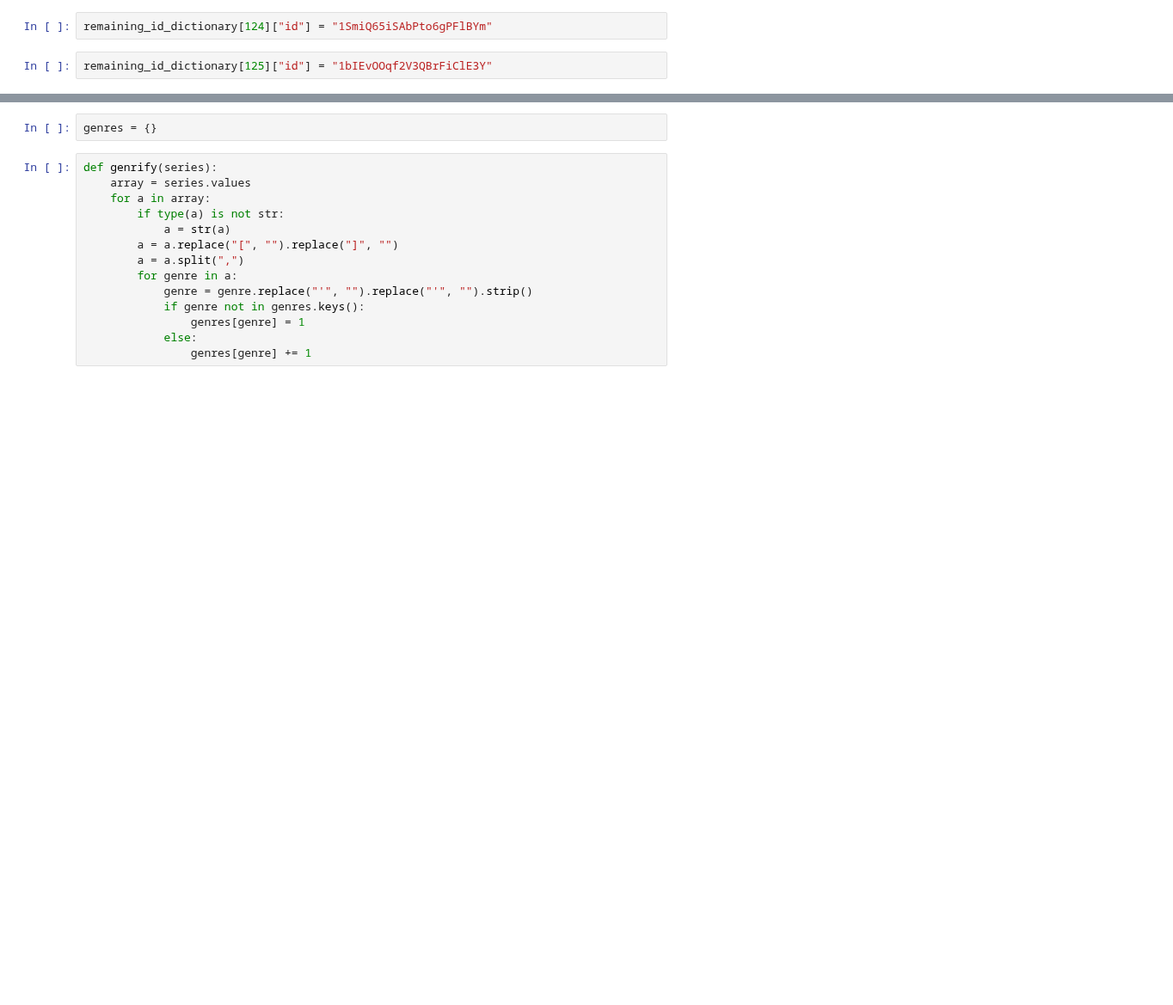
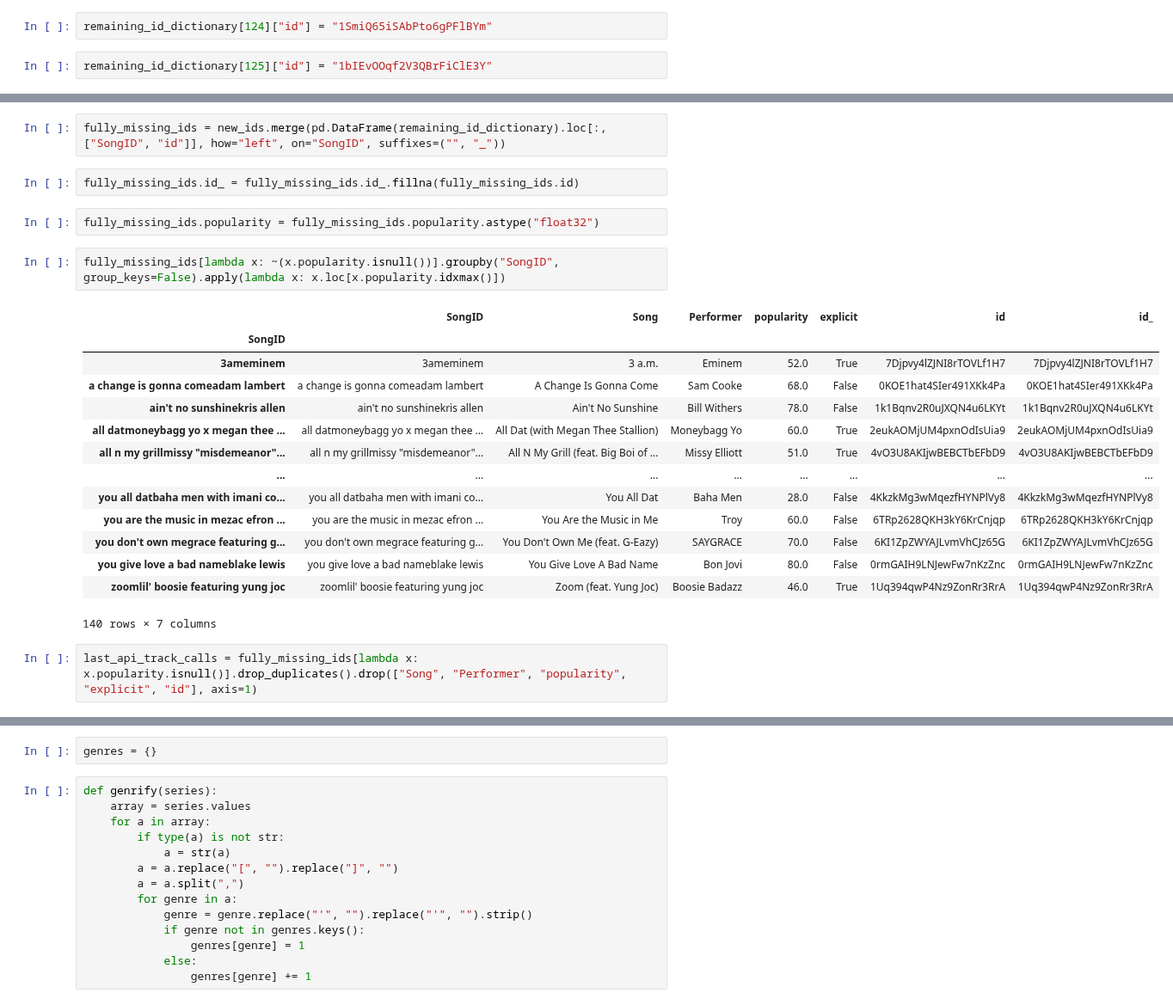
Before and after one commit to kyle-rgb/Spotify_Project, a Jupyter notebook: notebooks/DataTransformation.ipynb, the cells around one changed output, grey strips where cells are left out. Shown at 86% size. Cells and saved outputs as stored; diff of their text form; blank space fills up the shorter version.

Commit message:
Acquired all Missing Attributes for Missing Chart Songs and Created Cleaned Data Files

```diff
--- a/notebooks/DataTransformation.ipynb
+++ b/notebooks/DataTransformation.ipynb
@@ -1136,0 +1132,25 @@ faulty_dict
+# %%
+fully_missing_ids = new_ids.merge(pd.DataFrame(remaining_id_dictionary).loc[:, ["SongID", "id"]], how="left", on="SongID", suffixes=("", "_"))
+# %%
+fully_missing_ids.id_ = fully_missing_ids.id_.fillna(fully_missing_ids.id)
+# %%
+fully_missing_ids.popularity = fully_missing_ids.popularity.astype("float32")
+# %%
+fully_missing_ids[lambda x: ~(x.popularity.isnull())].groupby("SongID", group_keys=False).apply(lambda x: x.loc[x.popularity.idxmax()])
+# %% [output]
+|  | SongID | Song | Performer | popularity | explicit | id | id_ |
+| SongID |  |  |  |  |  |  |  |
+| 3ameminem | 3ameminem | 3 a.m. | Eminem | 52.0 | True | 7Djpvy4lZJNI8rTOVLf1H7 | 7Djpvy4lZJNI8rTOVLf1H7 |
+| a change is gonna comeadam lambert | a change is gonna comeadam lambert | A Change Is Gonna Come | Sam Cooke | 68.0 | False | 0KOE1hat4SIer491XKk4Pa | 0KOE1hat4SIer491XKk4Pa |
+| ain't no sunshinekris allen | ain't no sunshinekris allen | Ain't No Sunshine | Bill Withers | 78.0 | False | 1k1Bqnv2R0uJXQN4u6LKYt | 1k1Bqnv2R0uJXQN4u6LKYt |
+| all datmoneybagg yo x megan thee ... | all datmoneybagg yo x megan thee ... | All Dat (with Megan Thee Stallion) | Moneybagg Yo | 60.0 | True | 2eukAOMjUM4pxnOdIsUia9 | 2eukAOMjUM4pxnOdIsUia9 |
+| all n my grillmissy "misdemeanor"... | all n my grillmissy "misdemeanor"... | All N My Grill (feat. Big Boi of ... | Missy Elliott | 51.0 | True | 4vO3U8AKIjwBEBCTbEFbD9 | 4vO3U8AKIjwBEBCTbEFbD9 |
+| ... | ... | ... | ... | ... | ... | ... | ... |
+| you all datbaha men with imani co... | you all datbaha men with imani co... | You All Dat | Baha Men | 28.0 | False | 4KkzkMg3wMqezfHYNPlVy8 | 4KkzkMg3wMqezfHYNPlVy8 |
+| you are the music in mezac efron ... | you are the music in mezac efron ... | You Are the Music in Me | Troy | 60.0 | False | 6TRp2628QKH3kY6KrCnjqp | 6TRp2628QKH3kY6KrCnjqp |
+| you don't own megrace featuring g... | you don't own megrace featuring g... | You Don't Own Me (feat. G-Eazy) | SAYGRACE | 70.0 | False | 6KI1ZpZWYAJLvmVhCJz65G | 6KI1ZpZWYAJLvmVhCJz65G |
+| you give love a bad nameblake lewis | you give love a bad nameblake lewis | You Give Love A Bad Name | Bon Jovi | 80.0 | False | 0rmGAIH9LNJewFw7nKzZnc | 0rmGAIH9LNJewFw7nKzZnc |
+| zoomlil' boosie featuring yung joc | zoomlil' boosie featuring yung joc | Zoom (feat. Yung Joc) | Boosie Badazz | 46.0 | True | 1Uq394qwP4Nz9ZonRr3RrA | 1Uq394qwP4Nz9ZonRr3RrA |
+140 rows × 7 columns
+# %%
+last_api_track_calls = fully_missing_ids[lambda x: x.popularity.isnull()].drop_duplicates().drop(["Song", "Performer", "popularity", "explicit", "id"], axis=1)
```
Also changed, not shown: parts of 39 cells of this notebook, 2 other files.
